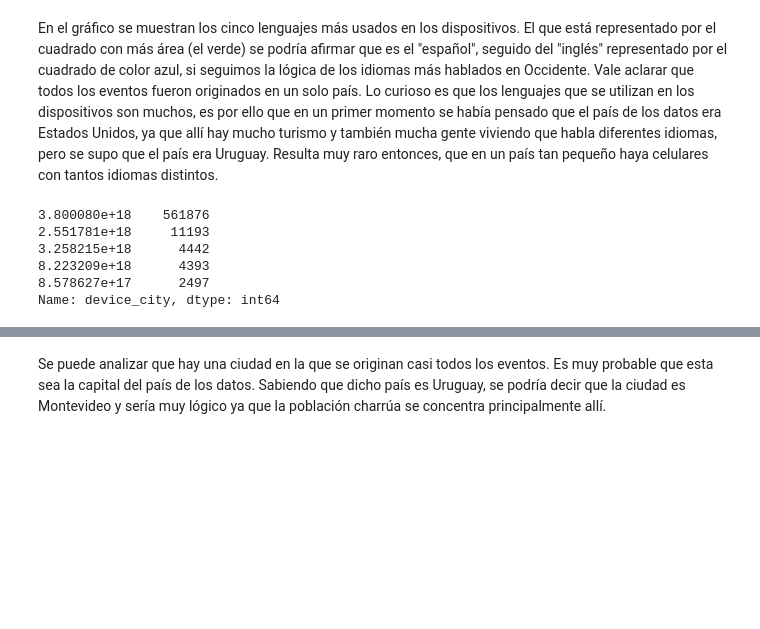
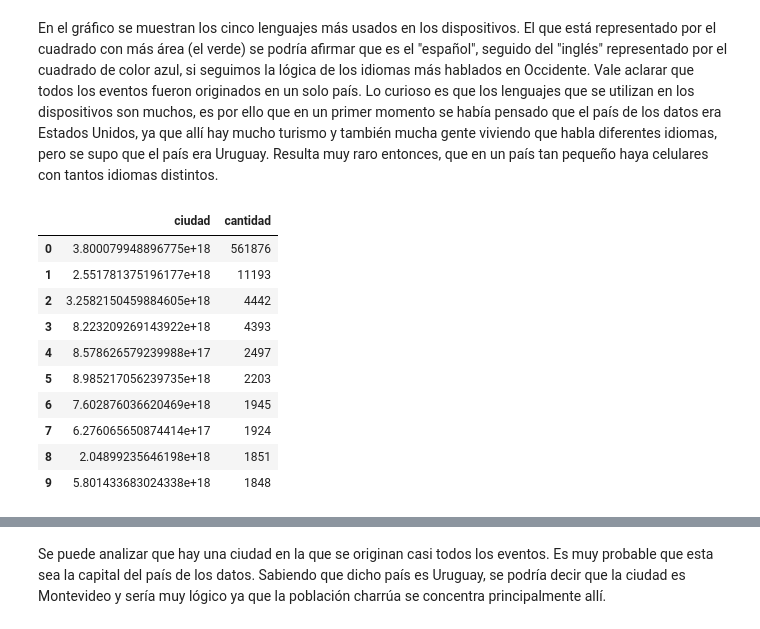
Before and after one commit to cruzpa95/Datos2019, a Jupyter notebook: events.ipynb, the cells around one changed output, grey strips where cells are left out. Saved outputs shown, nothing was run; the diff lists cells and outputs as text; code cells hidden in the pictures; blank space fills up the shorter version.

```diff
--- a/events.ipynb
+++ b/events.ipynb
@@ -364,11 +366,19 @@ plt.show()
 # %% [markdown]
 En el gráfico se muestran los cinco lenguajes más usados en los dispositivos. El que está representado por el cuadrado con más área (el verde) se podría afirmar que es el "español", seguido del "inglés" representado por el cuadrado de color azul, si seguimos la lógica de los idiomas más hablados en Occidente. Vale aclarar que todos los eventos fueron originados en un solo país. Lo curioso es que los lenguajes que se utilizan en los dispositivos son muchos, es por ello que en un primer momento se había pensado que el país de los datos era Estados Unidos, ya que allí hay mucho turismo y también mucha gente viviendo que habla diferentes idiomas, pero se supo que el país era Uruguay. Resulta muy raro entonces, que en un país tan pequeño haya celulares con tantos idiomas distintos.
-# %%
-eventos['device_city'].value_counts().head(5)
-# %% [output]
-3.800080e+18    561876
-2.551781e+18     11193
-3.258215e+18      4442
-8.223209e+18      4393
-8.578627e+17      2497
-Name: device_city, dtype: int64
+# %%
+ciudades = eventos['device_city'].value_counts().reset_index().head(10)
+ciudades = ciudades.rename(columns = {'index': 'ciudad', 'device_city': 'cantidad'})
+ciudades['ciudad'] = ciudades['ciudad'].astype(str)
+ciudades
+# %% [output]
+|  | ciudad | cantidad |
+| 0 | 3.800079948896775e+18 | 561876 |
+| 1 | 2.551781375196177e+18 | 11193 |
+| 2 | 3.2582150459884605e+18 | 4442 |
+| 3 | 8.223209269143922e+18 | 4393 |
+| 4 | 8.578626579239988e+17 | 2497 |
+| 5 | 8.985217056239735e+18 | 2203 |
+| 6 | 7.602876036620469e+18 | 1945 |
+| 7 | 6.276065650874414e+17 | 1924 |
+| 8 | 2.04899235646198e+18 | 1851 |
+| 9 | 5.801433683024338e+18 | 1848 |
```
Also changed, not shown: parts of 12 cells of this notebook.
